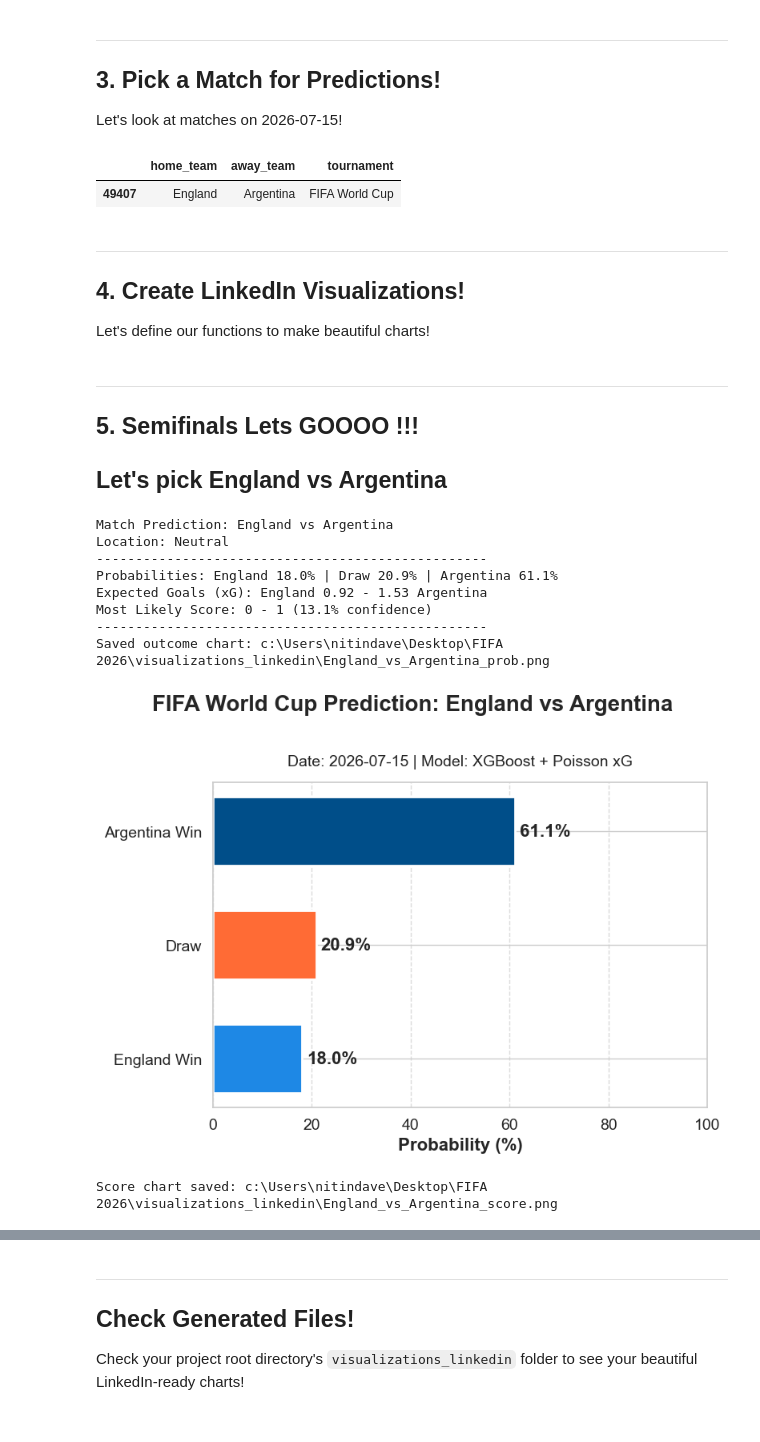
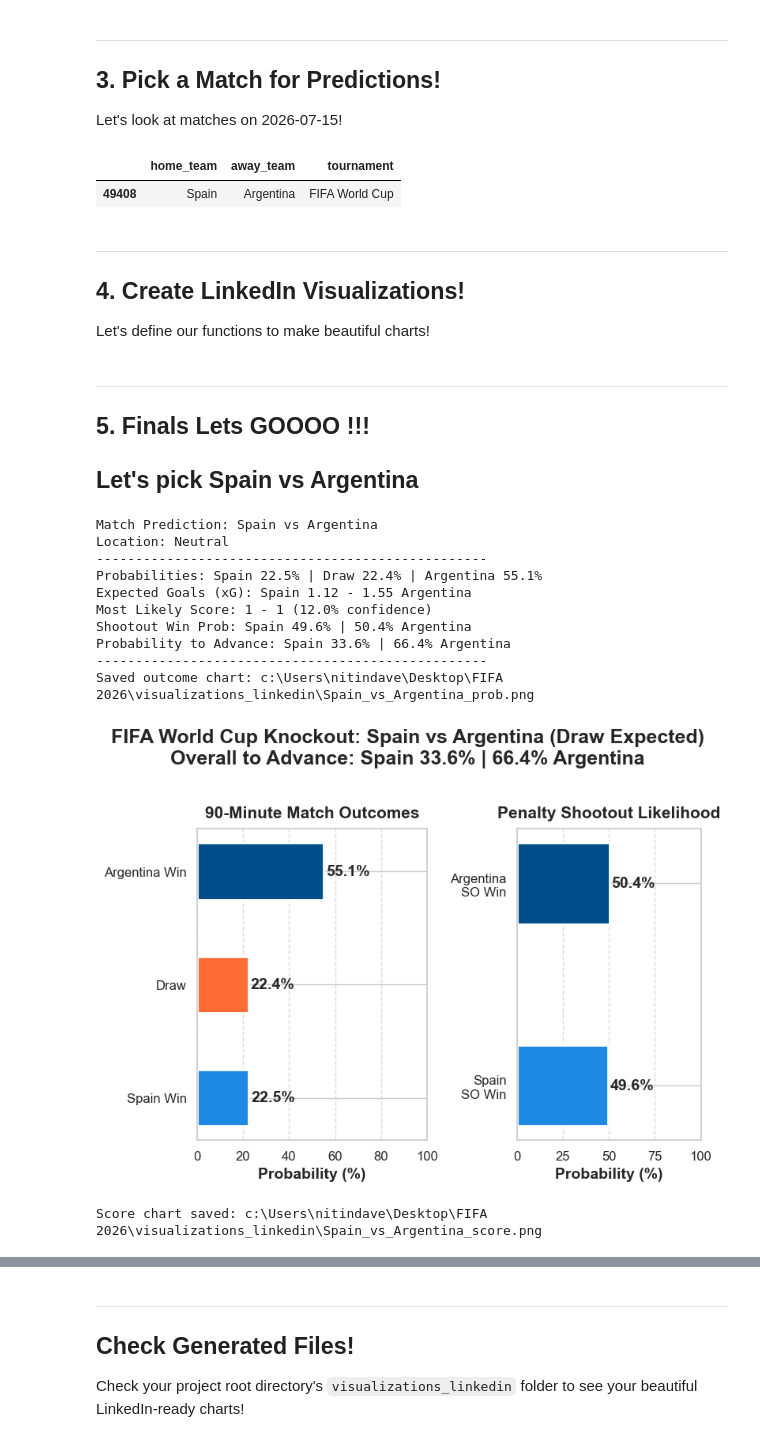
Before and after one commit to nitindavegit/FIFA-2026-Predictions, a Jupyter notebook: notebooks/04_LinkedIn_Presentation.ipynb, the cells around one changed output, grey strips where cells are left out. Drawn from its saved outputs; the diff is of its cells as text; code cells hidden in the pictures.

```diff
--- a/notebooks/04_LinkedIn_Presentation.ipynb
+++ b/notebooks/04_LinkedIn_Presentation.ipynb
@@ -71,19 +71,19 @@ Let's look at matches on 2026-07-15!
 # %%
 data_dir = project_root / "data"
 results = pd.read_csv(data_dir / "results.csv")
-date = '2026-07-15'
+date = '2026-07-19'
 matches = results[results['date'] == date]
 matches[['home_team', 'away_team', 'tournament']]
 # %% [output]
 |  | home_team | away_team | tournament |
-| 49407 | England | Argentina | FIFA World Cup |
+| 49408 | Spain | Argentina | FIFA World Cup |
 # %% [markdown]
 ---
 ## 4. Create LinkedIn Visualizations!
 
 Let's define our functions to make beautiful charts!
 # %%
-def generate_outcome_chart(home_team, away_team, probs, date_str="2026-07-15", prediction=None):
+def generate_outcome_chart(home_team, away_team, probs, date_str="2026-07-19", prediction=None):
     has_advance = prediction is not None and 'advance_probs' in prediction
 
     if has_advance:
@@ -168,7 +168,7 @@ def generate_outcome_chart(home_team, away_team, probs, date_str="2026-07-15", p
     plt.show()
     plt.close(fig)
 # %%
-def generate_score_heatmap(home_team, away_team, home_xg, away_xg, date_str="2026-07-15", prediction=None):
+def generate_score_heatmap(home_team, away_team, home_xg, away_xg, date_str="2026-07-19", prediction=None):
     fig, (ax_heatmap, ax_summary) = plt.subplots(ncols=2, figsize=FIGSIZE, dpi=DPI, gridspec_kw={'width_ratios': [3, 1]})
 
     max_goals=5
@@ -231,23 +231,25 @@ def generate_score_heatmap(home_team, away_team, home_xg, away_xg, date_str="202
     plt.close(fig)
 # %% [markdown]
 ---
-## 5. Semifinals Lets GOOOO !!!
+## 5. Finals Lets GOOOO !!!
 
-## Let's pick England vs Argentina
+## Let's pick Spain vs Argentina
 # %%
-pred = predict_match("England", "Argentina", neutral=1)
+pred = predict_match("Spain", "Argentina", neutral=1)
 if pred:
     probs, (home_xg, away_xg) = pred['probs'], pred['xg']
-    generate_outcome_chart("England", "Argentina", probs, prediction=pred)
-    generate_score_heatmap("England", "Argentina", home_xg, away_xg, prediction=pred)
+    generate_outcome_chart("Spain", "Argentina", probs, prediction=pred)
+    generate_score_heatmap("Spain", "Argentina", home_xg, away_xg, prediction=pred)
 # %% [output]
-Match Prediction: England vs Argentina
+Match Prediction: Spain vs Argentina
 Location: Neutral
 --------------------------------------------------
-Probabilities: England 18.0% | Draw 20.9% | Argentina 61.1%
-Expected Goals (xG): England 0.92 - 1.53 Argentina
-Most Likely Score: 0 - 1 (13.1% confidence)
+Probabilities: Spain 22.5% | Draw 22.4% | Argentina 55.1%
+Expected Goals (xG): Spain 1.12 - 1.55 Argentina
+Most Likely Score: 1 - 1 (12.0% confidence)
+Shootout Win Prob: Spain 49.6% | 50.4% Argentina
+Probability to Advance: Spain 33.6% | 66.4% Argentina
 --------------------------------------------------
-Saved outcome chart: c:\Users\nitindave\Desktop\FIFA 2026\visualizations_linkedin\England_vs_Argentina_prob.png
+Saved outcome chart: c:\Users\nitindave\Desktop\FIFA 2026\visualizations_linkedin\Spain_vs_Argentina_prob.png
-[figure, old version]
+[figure, new version]
-Score chart saved: c:\Users\nitindave\Desktop\FIFA 2026\visualizations_linkedin\England_vs_Argentina_score.png
+Score chart saved: c:\Users\nitindave\Desktop\FIFA 2026\visualizations_linkedin\Spain_vs_Argentina_score.png
```
Also changed, not shown: parts of 1 cell of this notebook.
